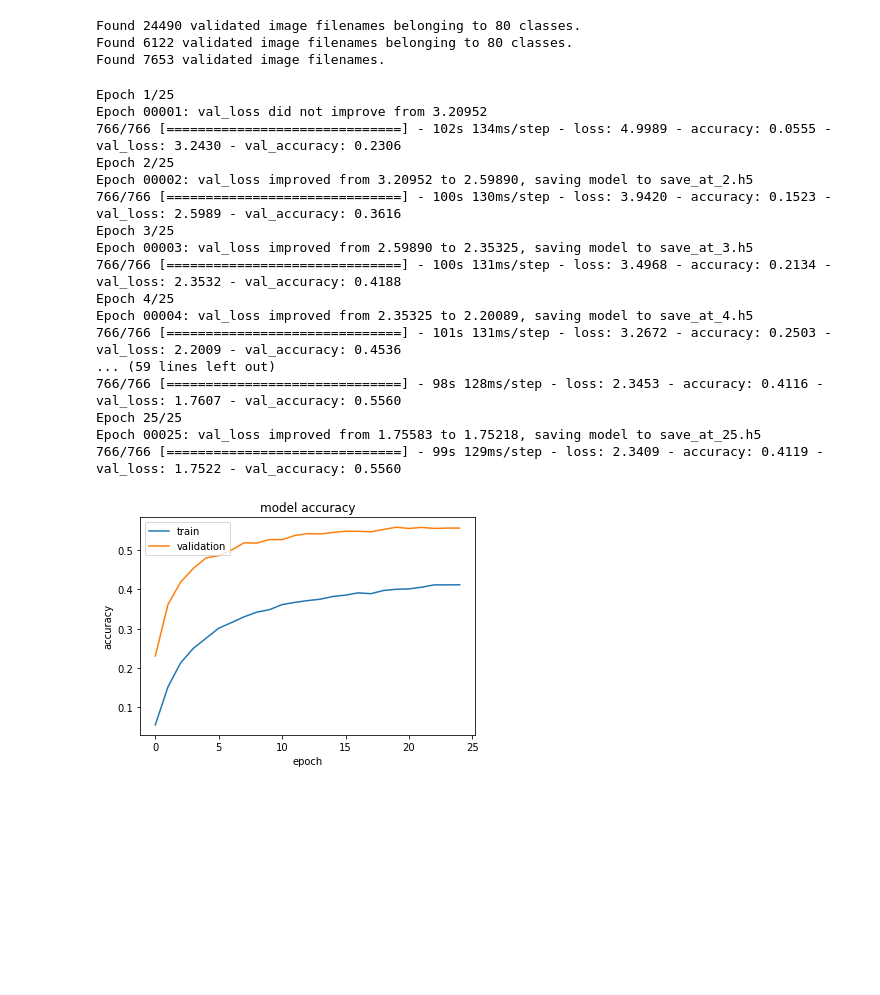
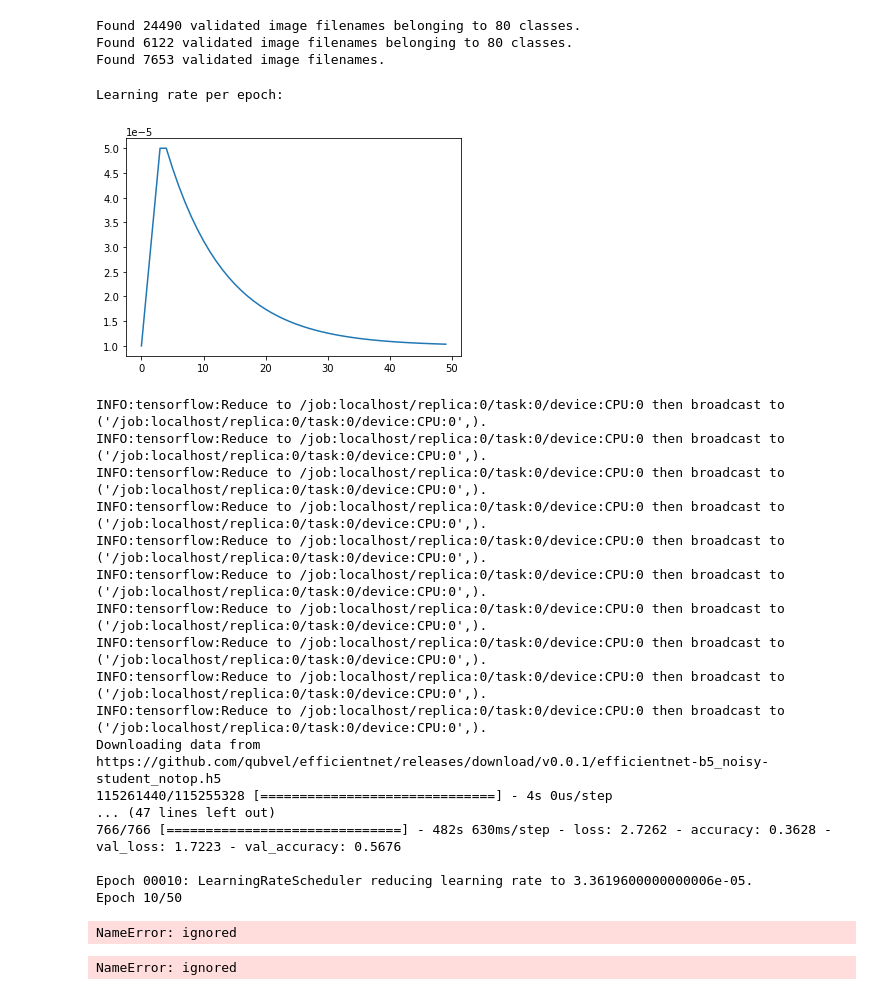
Before and after one commit to mswaringen/aml_food, a Jupyter notebook: KerasTransfer(EfficientNet).ipynb, the cells around one changed output. Drawn from its saved outputs; the diff is of its cells as text; code cells hidden in the pictures; blank space fills up the shorter version.

```diff
--- a/KerasTransfer(EfficientNet).ipynb
+++ b/KerasTransfer(EfficientNet).ipynb
@@ -161,3 +180,27 @@ img_augmentation = Sequential(
+# %%
+epochs = 50
+start_lr = 0.00001
+min_lr = 0.00001
+max_lr = 0.00005
+rampup_epochs = 3
+sustain_epochs = 1
+exp_decay = .9
+
+def lrfn(epoch):
+  if epoch < rampup_epochs:
+    return (max_lr - start_lr)/rampup_epochs * epoch + start_lr
+  elif epoch < rampup_epochs + sustain_epochs:
+    return max_lr
+  else:
+    return (max_lr - min_lr) * exp_decay**(epoch-rampup_epochs-sustain_epochs) + min_lr
+
+rang = np.arange(epochs)
+y = [lrfn(x) for x in rang]
+plt.plot(rang, y)
+print('Learning rate per epoch:')
+# %% [output]
+Learning rate per epoch:
+[figure, added]
 # %%
 callbacks = [
     keras.callbacks.ModelCheckpoint("save_at_{epoch}.h5",verbose=1,save_best_only=True),
@@ -225,7 +240,7 @@ def build_model(num_classes):
 with strategy.scope():
     model = build_model(num_classes=NUM_CLASSES)
 # model.summary()
-epochs = 25
+
 hist = model.fit(train_generator,
                  epochs=epochs,
                  validation_data=valid_generator,
@@ -233,24 +248,32 @@ hist = model.fit(train_generator,
                  verbose=1)
 plot_hist(hist)
 # %% [output]
-Epoch 1/25
-Epoch 00001: val_loss did not improve from 3.20952
-766/766 [==============================] - 102s 134ms/step - loss: 4.9989 - accuracy: 0.0555 - val_loss: 3.2430 - val_accuracy: 0.2306
-Epoch 2/25
-Epoch 00002: val_loss improved from 3.20952 to 2.59890, saving model to save_at_2.h5
-766/766 [==============================] - 100s 130ms/step - loss: 3.9420 - accuracy: 0.1523 - val_loss: 2.5989 - val_accuracy: 0.3616
-Epoch 3/25
-Epoch 00003: val_loss improved from 2.59890 to 2.35325, saving model to save_at_3.h5
-766/766 [==============================] - 100s 131ms/step - loss: 3.4968 - accuracy: 0.2134 - val_loss: 2.3532 - val_accuracy: 0.4188
-Epoch 4/25
-Epoch 00004: val_loss improved from 2.35325 to 2.20089, saving model to save_at_4.h5
-766/766 [==============================] - 101s 131ms/step - loss: 3.2672 - accuracy: 0.2503 - val_loss: 2.2009 - val_accuracy: 0.4536
-... (59 lines left out)
-766/766 [==============================] - 98s 128ms/step - loss: 2.3453 - accuracy: 0.4116 - val_loss: 1.7607 - val_accuracy: 0.5560
-Epoch 25/25
-Epoch 00025: val_loss improved from 1.75583 to 1.75218, saving model to save_at_25.h5
-766/766 [==============================] - 99s 129ms/step - loss: 2.3409 - accuracy: 0.4119 - val_loss: 1.7522 - val_accuracy: 0.5560
+INFO:tensorflow:Reduce to /job:localhost/replica:0/task:0/device:CPU:0 then broadcast to ('/job:localhost/replica:0/task:0/device:CPU:0',).
+INFO:tensorflow:Reduce to /job:localhost/replica:0/task:0/device:CPU:0 then broadcast to ('/job:localhost/replica:0/task:0/device:CPU:0',).
+INFO:tensorflow:Reduce to /job:localhost/replica:0/task:0/device:CPU:0 then broadcast to ('/job:localhost/replica:0/task:0/device:CPU:0',).
+INFO:tensorflow:Reduce to /job:localhost/replica:0/task:0/device:CPU:0 then broadcast to ('/job:localhost/replica:0/task:0/device:CPU:0',).
+INFO:tensorflow:Reduce to /job:localhost/replica:0/task:0/device:CPU:0 then broadcast to ('/job:localhost/replica:0/task:0/device:CPU:0',).
+INFO:tensorflow:Reduce to /job:localhost/replica:0/task:0/device:CPU:0 then broadcast to ('/job:localhost/replica:0/task:0/device:CPU:0',).
+INFO:tensorflow:Reduce to /job:localhost/replica:0/task:0/device:CPU:0 then broadcast to ('/job:localhost/replica:0/task:0/device:CPU:0',).
+INFO:tensorflow:Reduce to /job:localhost/replica:0/task:0/device:CPU:0 then broadcast to ('/job:localhost/replica:0/task:0/device:CPU:0',).
+INFO:tensorflow:Reduce to /job:localhost/replica:0/task:0/device:CPU:0 then broadcast to ('/job:localhost/replica:0/task:0/device:CPU:0',).
+INFO:tensorflow:Reduce to /job:localhost/replica:0/task:0/device:CPU:0 then broadcast to ('/job:localhost/replica:0/task:0/device:CPU:0',).
+Downloading data from https://github.com/qubvel/efficientnet/releases/download/v0.0.1/efficientnet-b5_noisy-student_notop.h5
+115261440/115255328 [==============================] - 4s 0us/step
+... (47 lines left out)
+766/766 [==============================] - 482s 630ms/step - loss: 2.7262 - accuracy: 0.3628 - val_loss: 1.7223 - val_accuracy: 0.5676
+
+Epoch 00010: LearningRateScheduler reducing learning rate to 3.3619600000000006e-05.
+Epoch 10/50
-[figure, removed]
+# %%
+loss, accuracy = model.evaluate(valid_generator)
+print("Validation: accuracy = %f  ;  loss = %f " % (accuracy, loss))
+# %% [output]
+NameError: ignored
+# %%
+plot_hist(hist)
+# %% [output]
+NameError: ignored
 # %%
 def unfreeze_model(model):
     # We unfreeze the top 20 layers while leaving BatchNorm layers frozen
```
Also changed, not shown: parts of 13 cells of this notebook.
